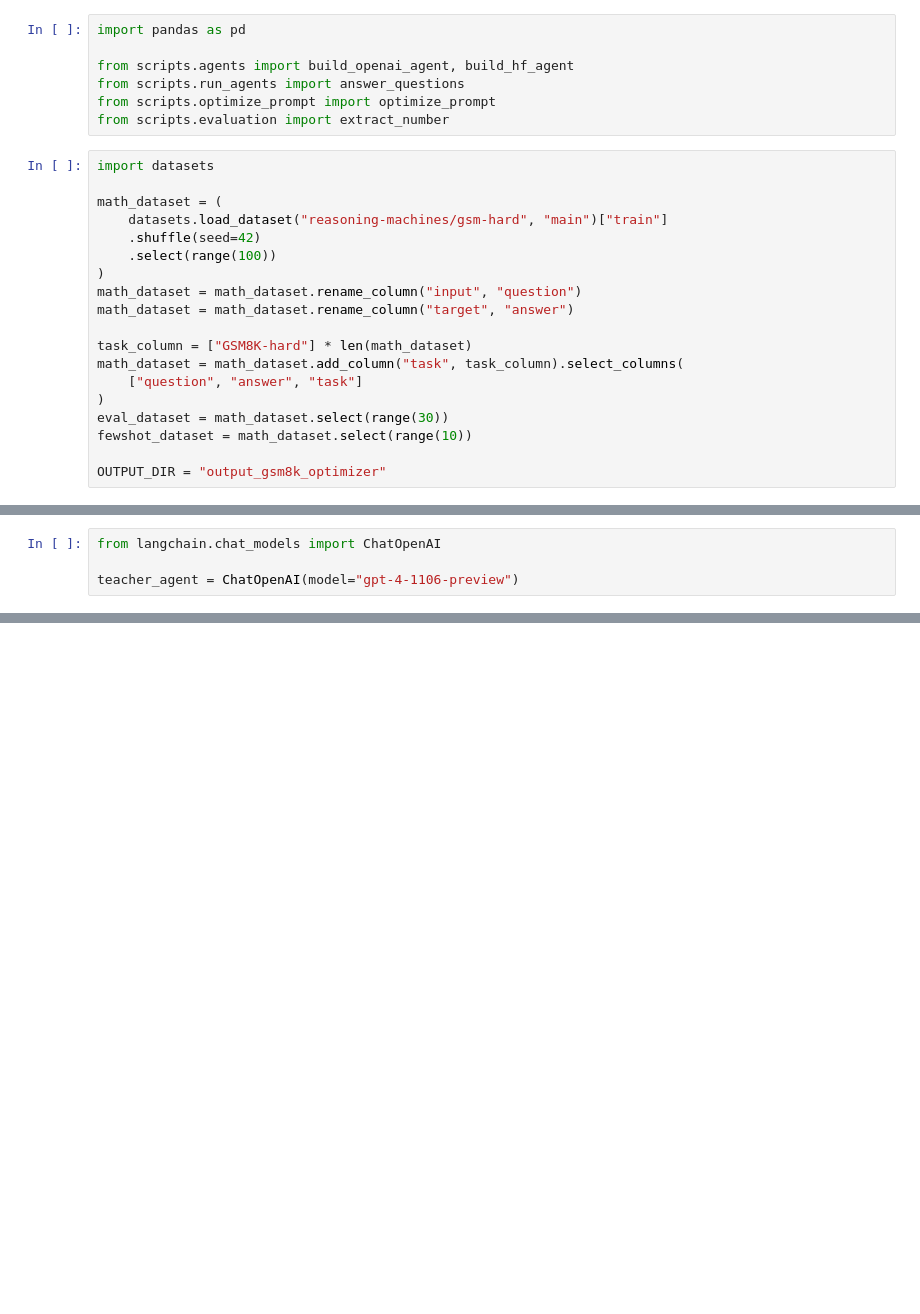
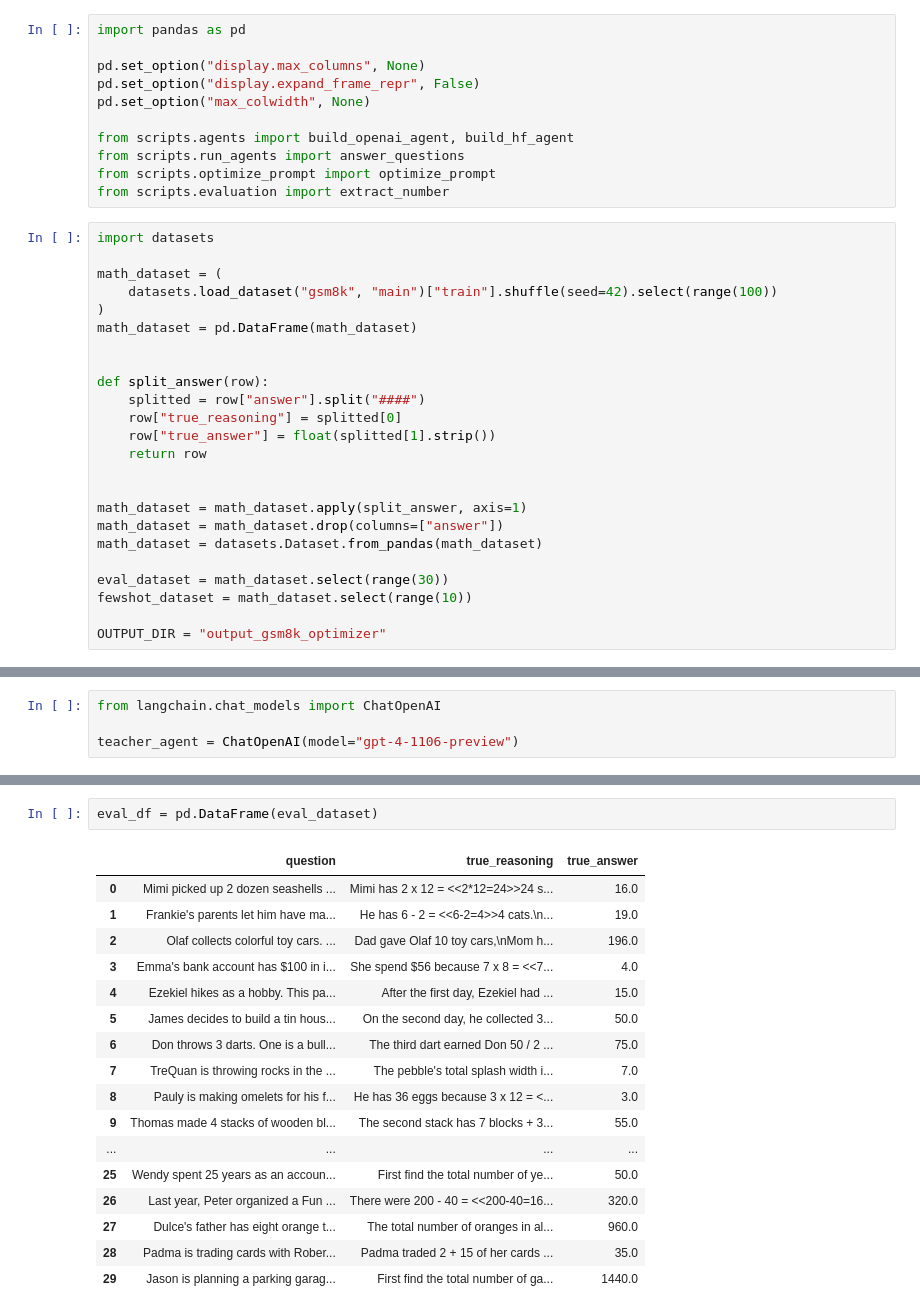
Before and after one commit to aymeric-roucher/benchmark_agents, a Jupyter notebook: test_prompt_optimizer.ipynb, the cells around one changed output, grey strips where cells are left out. Drawn from its saved outputs; the diff is of its cells as text; blank space fills up the shorter version.

```diff
--- a/test_prompt_optimizer.ipynb
+++ b/test_prompt_optimizer.ipynb
@@ -3,6 +3,10 @@
 %autoreload 2
 # %%
 import pandas as pd
+
+pd.set_option("display.max_columns", None)
+pd.set_option("display.expand_frame_repr", False)
+pd.set_option("max_colwidth", None)
 
 from scripts.agents import build_openai_agent, build_hf_agent
 from scripts.run_agents import answer_questions
@@ -12,17 +16,22 @@ from scripts.evaluation import extract_number
 import datasets
 
 math_dataset = (
-    datasets.load_dataset("reasoning-machines/gsm-hard", "main")["train"]
-    .shuffle(seed=42)
-    .select(range(100))
+    datasets.load_dataset("gsm8k", "main")["train"].shuffle(seed=42).select(range(100))
 )
-math_dataset = math_dataset.rename_column("input", "question")
-math_dataset = math_dataset.rename_column("target", "answer")
+math_dataset = pd.DataFrame(math_dataset)
 
-task_column = ["GSM8K-hard"] * len(math_dataset)
-math_dataset = math_dataset.add_column("task", task_column).select_columns(
-    ["question", "answer", "task"]
-)
+
+def split_answer(row):
+    splitted = row["answer"].split("####")
+    row["true_reasoning"] = splitted[0]
+    row["true_answer"] = float(splitted[1].strip())
+    return row
+
+
+math_dataset = math_dataset.apply(split_answer, axis=1)
+math_dataset = math_dataset.drop(columns=["answer"])
+math_dataset = datasets.Dataset.from_pandas(math_dataset)
+
 eval_dataset = math_dataset.select(range(30))
 fewshot_dataset = math_dataset.select(range(10))
 
@@ -72,0 +309,20 @@ best_prompt = logs[index_best_prompt]["prompt"]
+# %%
+eval_df = pd.DataFrame(eval_dataset)
+# %% [output]
+|  | question | true_reasoning | true_answer |
+| 0 | Mimi picked up 2 dozen seashells ... | Mimi has 2 x 12 = <<2*12=24>>24 s... | 16.0 |
+| 1 | Frankie's parents let him have ma... | He has 6 - 2 = <<6-2=4>>4 cats.\n... | 19.0 |
+| 2 | Olaf collects colorful toy cars. ... | Dad gave Olaf 10 toy cars,\nMom h... | 196.0 |
+| 3 | Emma's bank account has $100 in i... | She spend $56 because 7 x 8 = <<7... | 4.0 |
+| 4 | Ezekiel hikes as a hobby. This pa... | After the first day, Ezekiel had ... | 15.0 |
+| 5 | James decides to build a tin hous... | On the second day, he collected 3... | 50.0 |
+| 6 | Don throws 3 darts. One is a bull... | The third dart earned Don 50 / 2 ... | 75.0 |
+| 7 | TreQuan is throwing rocks in the ... | The pebble's total splash width i... | 7.0 |
+| 8 | Pauly is making omelets for his f... | He has 36 eggs because 3 x 12 = <... | 3.0 |
+| 9 | Thomas made 4 stacks of wooden bl... | The second stack has 7 blocks + 3... | 55.0 |
+| ... | ... | ... | ... |
+| 25 | Wendy spent 25 years as an accoun... | First find the total number of ye... | 50.0 |
+| 26 | Last year, Peter organized a Fun ... | There were 200 - 40 = <<200-40=16... | 320.0 |
+| 27 | Dulce's father has eight orange t... | The total number of oranges in al... | 960.0 |
+| 28 | Padma is trading cards with Rober... | Padma traded 2 + 15 of her cards ... | 35.0 |
+| 29 | Jason is planning a parking garag... | First find the total number of ga... | 1440.0 |
```
Also changed, not shown: parts of 16 cells of this notebook, 2 other files.
